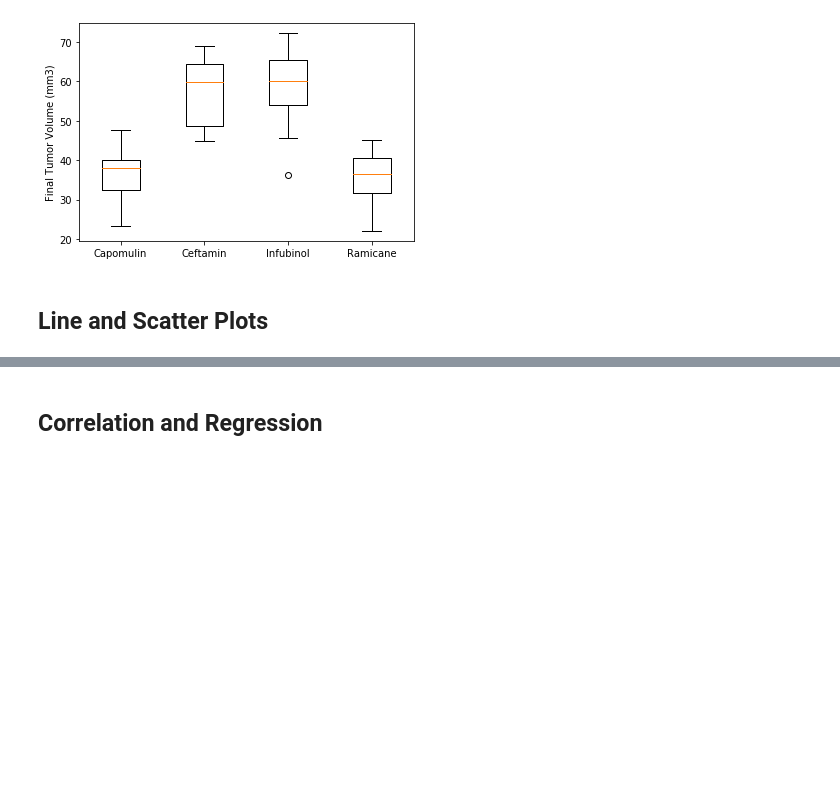
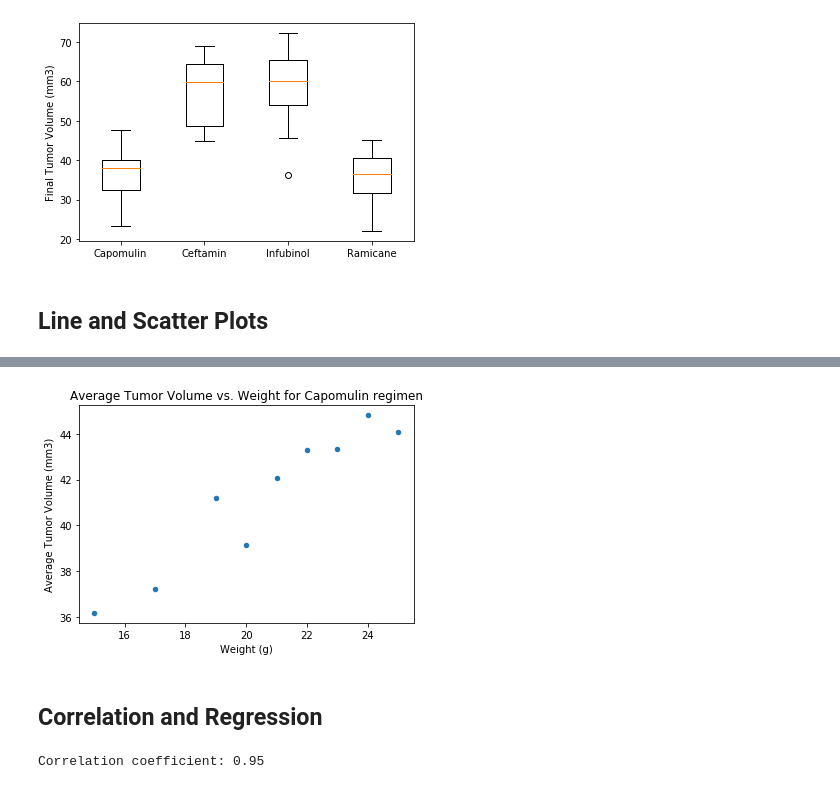
Before and after one commit to tracygoznikar/Matplotlib_Challenge, a Jupyter notebook: Pymaceuticals/pymaceuticals_starter.ipynb, the cells around one changed output, grey strips where cells are left out. Cells and saved outputs as stored; diff of their text form; code cells hidden in the pictures; blank space fills up the shorter version.

```diff
--- a/Pymaceuticals/pymaceuticals_starter.ipynb
+++ b/Pymaceuticals/pymaceuticals_starter.ipynb
@@ -316,5 +316,30 @@ Capomuli
+# %%
+# Generate a scatter plot of average tumor volume vs. mouse weight for the Capomulin regimen
+mean_tumor_volume = capomulin_df.groupby(['Weight (g)']).mean()['Tumor Volume (mm3)']
+mean_tumor_volume
+
+mean_tumor_volume_df=pd.DataFrame({
+    "Weight (g)" : mean_tumor_volume.index.values
+    ,"Average Tumor Volume (mm3)" : mean_tumor_volume
+})
+mean_tumor_volume_df
+
+mean_tumor_volume_df.plot.scatter(x="Weight (g)", y="Average Tumor Volume (mm3)")
+plt.ylabel("Average Tumor Volume (mm3)")
+plt.xlabel("Weight (g)")
+plt.title("Average Tumor Volume vs. Weight for Capomulin regimen")
+plt.tight_layout
+plt.show()
+# %% [output]
+[figure, added]
 # %% [markdown]
 ## Correlation and Regression
 # %%
 # Calculate the correlation coefficient and linear regression model
 # for mouse weight and average tumor volume for the Capomulin regimen
+#https://docs.scipy.org/doc/scipy-0.16.1/reference/generated/scipy.stats.pearsonr.html
+
+correlation = round(st.pearsonr(mean_tumor_volume.index.values,mean_tumor_volume)[0],2)
+print(f"Correlation coefficient: {correlation}")
+# %% [output]
+Correlation coefficient: 0.95
```
Also changed, not shown: parts of 3 cells of this notebook.
